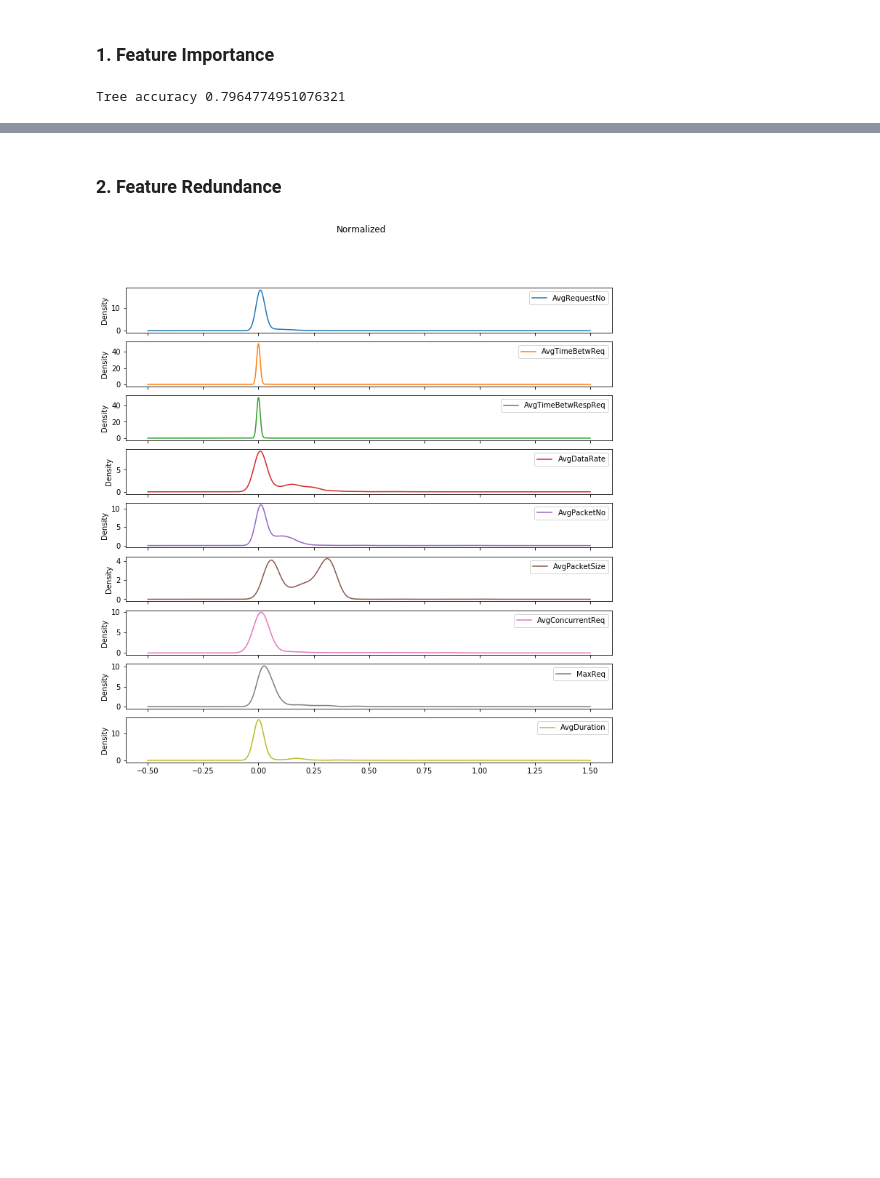
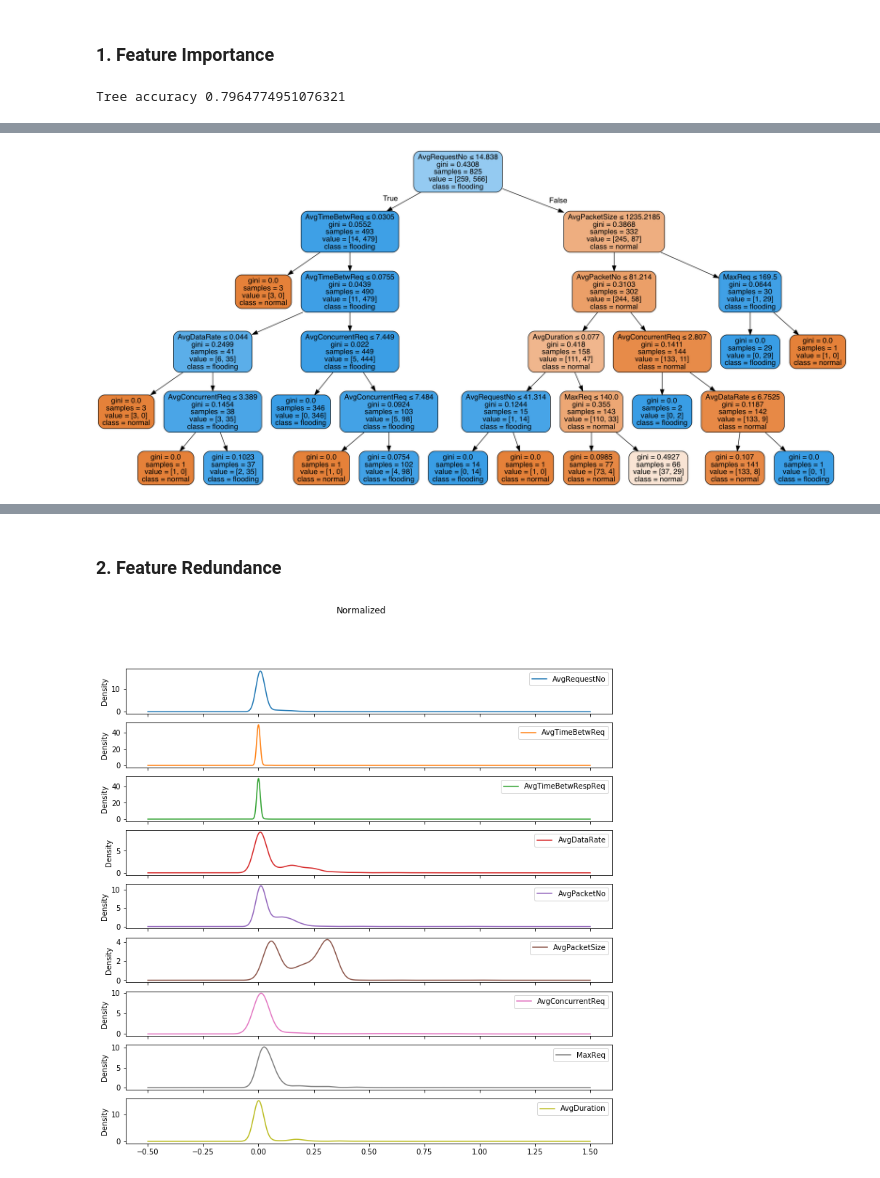
Before and after one commit to ragnarula/DosDataModelBuilder, a Jupyter notebook: notebooks/research questions.ipynb, the cells around one changed output, grey strips where cells are left out. Cells and saved outputs as stored; diff of their text form; code cells hidden in the pictures; blank space fills up the shorter version.

```diff
--- a/notebooks/research questions.ipynb
+++ b/notebooks/research questions.ipynb
@@ -54,0 +55,19 @@ Image(graph.create_png())
+# %%
+import pydotplus
+from IPython.display import Image
+normal_flood_data = data[data.Class != 'slowloris']
+
+X_flood = normal_flood_data.drop(['Class'], axis=1)
+Y_flood = normal_flood_data['Class']
+
+tree_classifier = tree.DecisionTreeClassifier(max_depth=5)
+tree_classifier.fit(X_flood, Y_flood)
+dot_data = tree.export_graphviz(tree_classifier, out_file=None,
+                         feature_names=list(X_flood),
+                         class_names=Y_flood.unique(),
+                         filled=True, rounded=True,
+                         special_characters=True)
+graph = pydotplus.graph_from_dot_data(dot_data)
+Image(graph.create_png())
+# %% [output]
+[figure, added]
```
Also changed, not shown: parts of 3 cells of this notebook, 3 other files.
